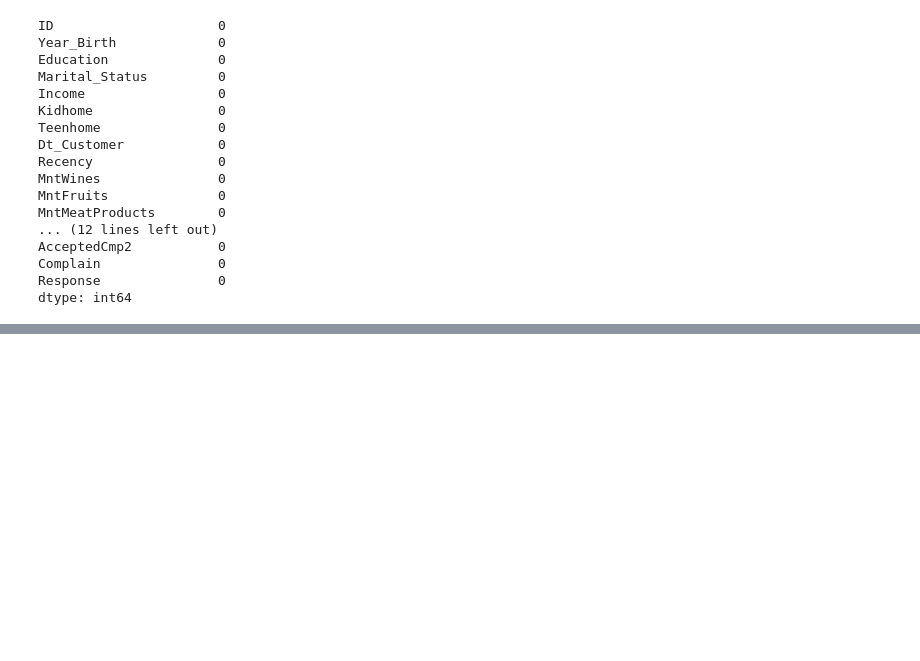
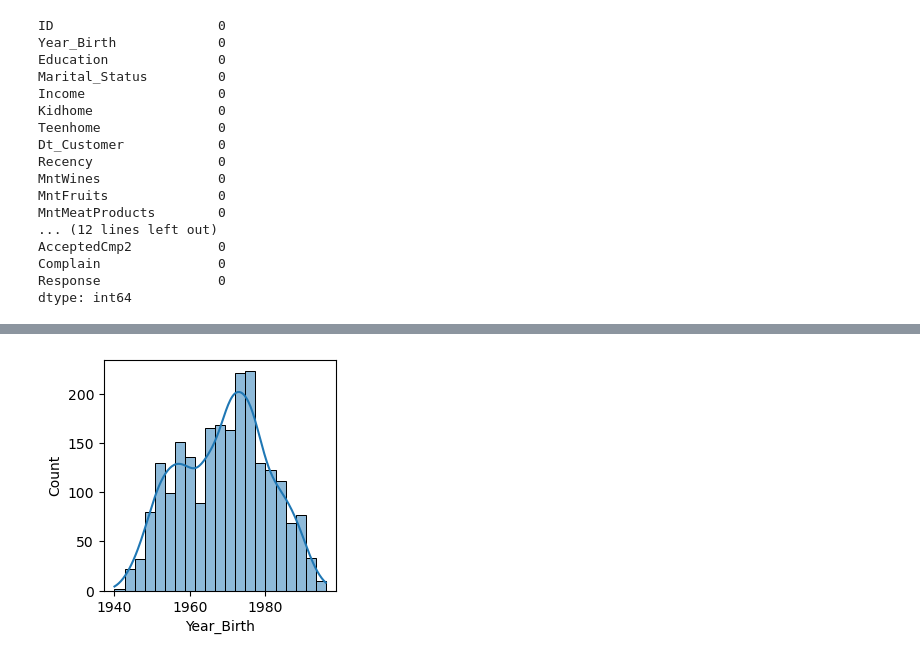
Before and after one commit to rifqimrasyad/capstone_2_Data_Analyst, a Jupyter notebook: Capstone_Project_2.ipynb, the cells around one changed output, grey strips where cells are left out. Saved outputs shown, nothing was run; the diff lists cells and outputs as text; code cells hidden in the pictures; blank space fills up the shorter version.

```diff
--- a/Capstone_Project_2.ipynb
+++ b/Capstone_Project_2.ipynb
@@ -561,0 +678,7 @@ df_prep.describe()
+# %%
+plt.figure(figsize=(3,3))
+sns.histplot(x=df_prep['Year_Birth'], kde=True)
+
+plt.show()
+# %% [output]
+[figure, added]
```
Also changed, not shown: parts of 31 cells of this notebook.
